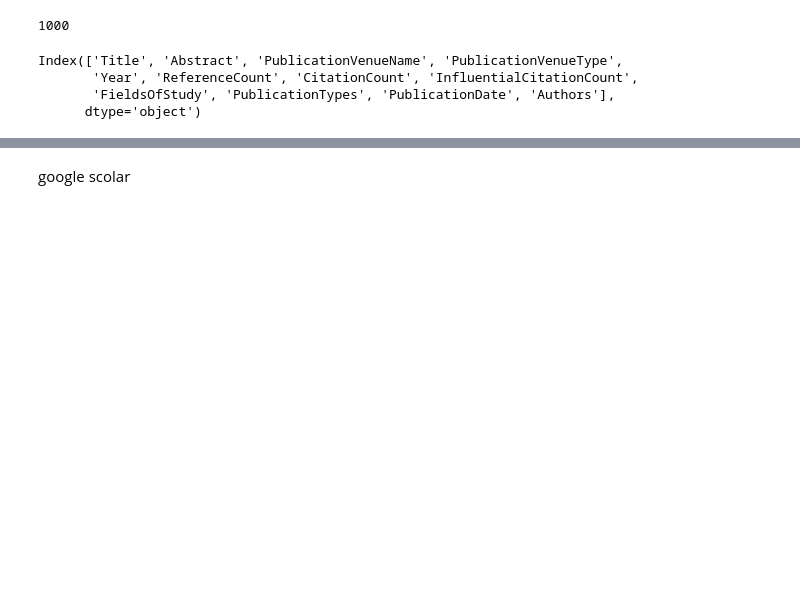
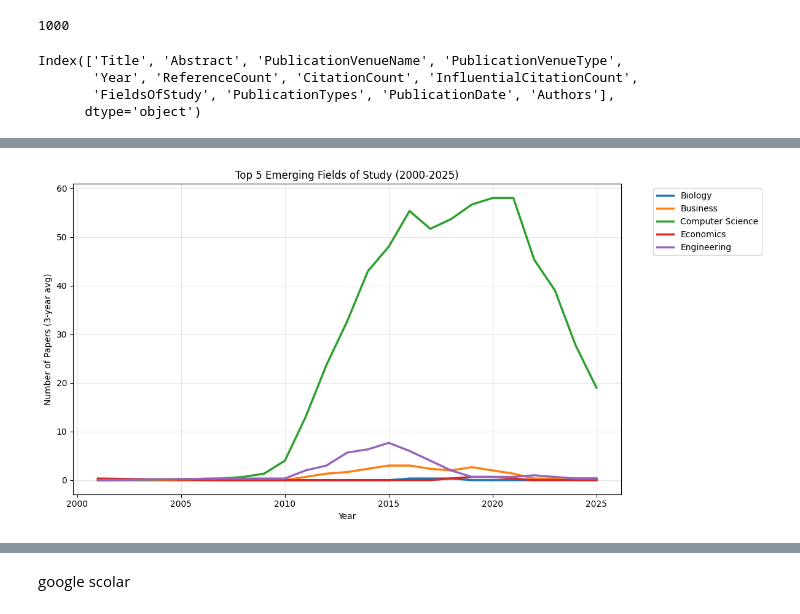
Before and after one commit to tasnim2410/technology-trend-analysis, a Jupyter notebook: scientific_data_collection.ipynb, the cells around one changed output, grey strips where cells are left out. Drawn from its saved outputs; the diff is of its cells as text; code cells hidden in the pictures; blank space fills up the shorter version.

```diff
--- a/scientific_data_collection.ipynb
+++ b/scientific_data_collection.ipynb
@@ -181,0 +167,77 @@ plt.show()
+# %%
+import pandas as pd
+import matplotlib.pyplot as plt
+import seaborn as sns
+from ipywidgets import interact, IntSlider
+
+def plot_field_trends(sem_df, start_year=None, end_year=None, window_size=3, top_n=5):
+    """
+    Visualize top trending fields of study with customizable year window.
+
+    Args:
+        sem_df (pd.DataFrame): DataFrame containing 'Year' and 'FieldsOfStudy' columns
+        start_year (int): First year to display (None for auto)
+        end_year (int): Last year to display (None for auto)
+        window_size (int): Years for rolling average (smoothing)
+        top_n (int): Number of top fields to show
+    """
+    # Explode fields and count papers per year/field
+    df_exploded = sem_df.explode('FieldsOfStudy')
+    field_counts = (
+        df_exploded
+        .groupby(['Year', 'FieldsOfStudy'])
+        .size()
+        .reset_index(name='PaperCount')
+    )
+
+    # Pivot and smooth with rolling average
+    field_pivot = field_counts.pivot(index='Year', columns='FieldsOfStudy', values='PaperCount').fillna(0)
+    field_pivot_smooth = field_pivot.rolling(window=window_size, min_periods=1).mean()
+
+    # Filter by year window
+    if start_year is None:
+        start_year = field_pivot_smooth.index.min()
+    if end_year is None:
+        end_year = field_pivot_smooth.index.max()
+
+    filtered = field_pivot_smooth.loc[start_year:end_year]
+
+    # Calculate growth rates in the selected window
+    growth = filtered.pct_change().mean()
+    top_fields = growth.sort_values(ascending=False).head(top_n).index
+
+    # Plotting
+    plt.figure(figsize=(12, 6))
+    for field in top_fields:
+        plt.plot(filtered.index, filtered[field], label=field, linewidth=2.5)
+
+    plt.title(f'Top {top_n} Emerging Fields of Study ({start_year}-{end_year})')
+    plt.xlabel('Year')
+    plt.ylabel(f'Number of Papers ({window_size}-year avg)')
+    plt.legend(bbox_to_anchor=(1.05, 1), loc='upper left')
+    plt.grid(True, alpha=0.3)
+    plt.tight_layout()
+    plt.show()
+
+def interactive_field_trends(sem_df):
+    """Create interactive widget for exploring trends"""
+    years = sem_df['Year'].dropna().astype(int).unique()
+    min_year, max_year = min(years), max(years)
+
+    interact(
+        plot_field_trends,
+        sem_df=pd.DataFrame(sem_df),  # Fixed value
+        start_year=IntSlider(min=min_year, max=max_year, value=min_year, step=1, description='Start Year'),
+        end_year=IntSlider(min=min_year, max=max_year, value=max_year, step=1, description='End Year'),
+        window_size=IntSlider(min=1, max=5, value=3, step=1, description='Smoothing'),
+        top_n=IntSlider(min=3, max=10, value=5, step=1, description='Top N Fields')
+    )
+
+# Usage:
+# For static plot with custom window:
+plot_field_trends(sem_df, start_year=2000, end_year=2025, window_size=3, top_n=5)
+
+# For interactive exploration in Jupyter:
+# interactive_field_trends(sem_df)
+# %% [output]
+[figure, added]
```
Also changed, not shown: parts of 31 cells of this notebook, 13 other files.
